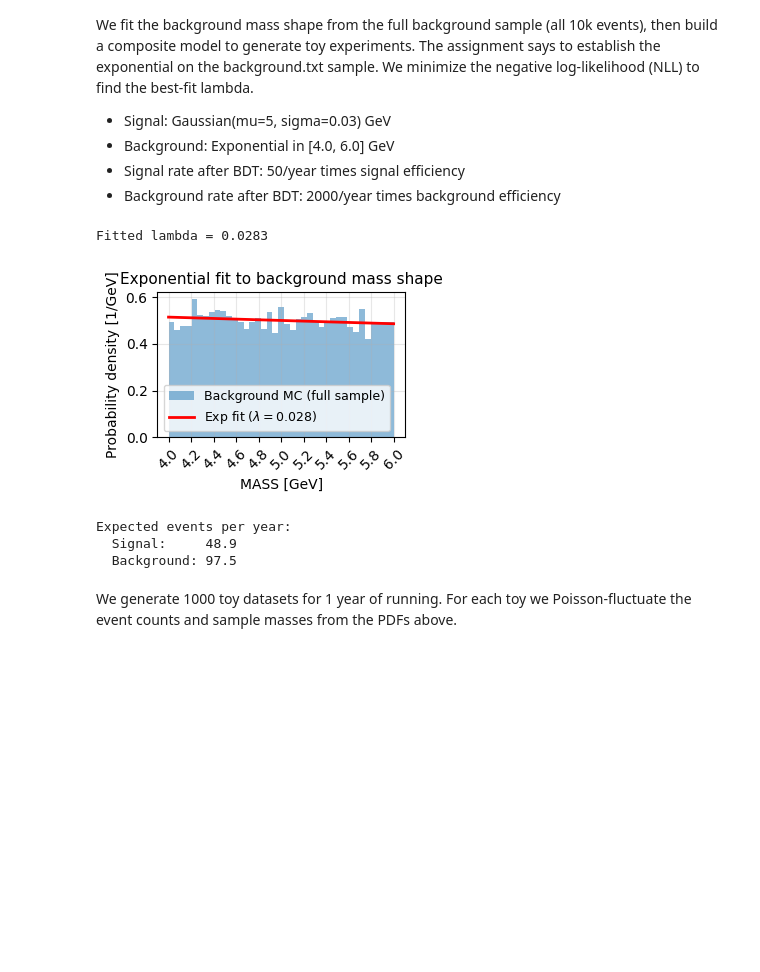
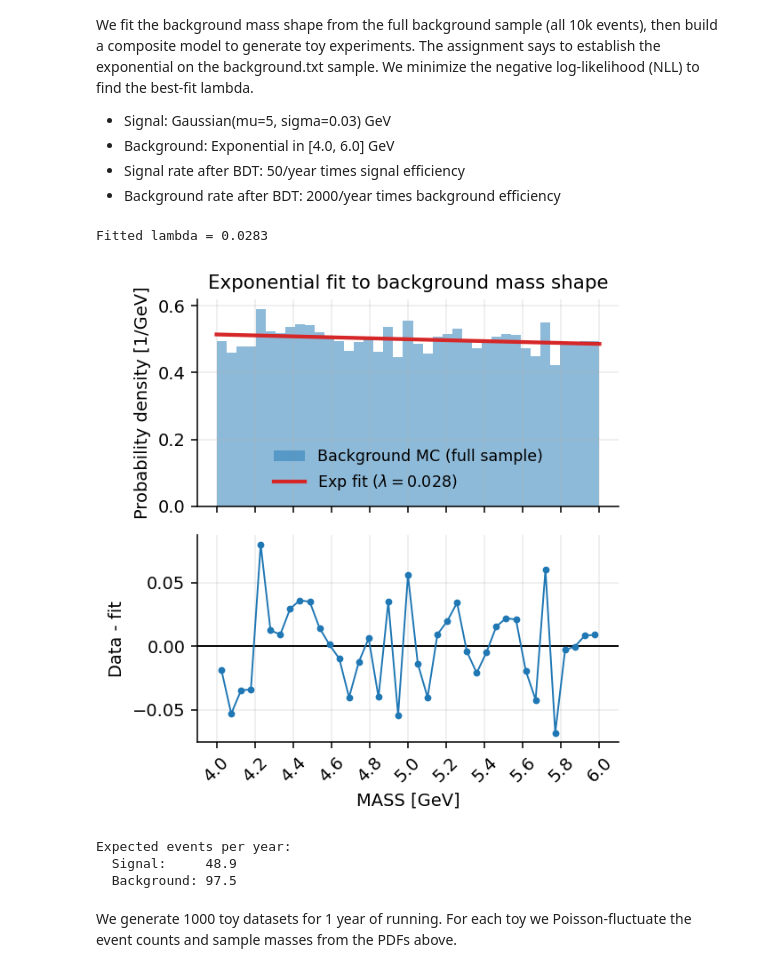
Before and after one commit to liuzzle/particle-discovery, a Jupyter notebook: particle_discovery.ipynb, the cells around one changed output. Drawn from its saved outputs; the diff is of its cells as text; code cells hidden in the pictures; blank space fills up the shorter version.

```diff
--- a/particle_discovery.ipynb
+++ b/particle_discovery.ipynb
@@ -21,14 +21,21 @@ from sklearn.ensemble import GradientBoostingClassifier
 from sklearn.model_selection import train_test_split
 from sklearn.metrics import accuracy_score
 # %%
+
+# Plotting style for report
 plt.style.use('default')
 plt.rcParams.update({
     'figure.facecolor': 'white',
     'axes.facecolor': 'white',
     'savefig.facecolor': 'white',
+    'figure.dpi': 140,
+    'savefig.dpi': 300,
     'font.size': 10,
     'axes.titlesize': 11,
+    'axes.labelsize': 10,
     'legend.fontsize': 9,
+    'axes.spines.top': False,
+    'axes.spines.right': False,
 })
 # %% [markdown]
 #### Constants
@@ -437,44 +451,56 @@ def exp_nll(lam, data):
     """Negative log-likelihood for an exponential distribution with parameter lambda, normalized to the range [MASS_LO, MASS_HI]."""
     # the PDF of an exponential is f(x) = lam * exp(-lam * x), but we need to normalize it to the range [MASS_LO, MASS_HI] since our data is only in that range
     Z = (np.exp(-lam * MASS_LO) - np.exp(-lam * MASS_HI)) / lam
     # return the negative log-likelihood, which is -sum(log(f(x_i))) for all data points x_i
     return -np.sum(-lam * data) + len(data) * np.log(Z)
 
 # fit lambda from the full background sample (not just post-BDT)
 bkg_mass = bkg['MASS'].values
 fit_result = optimize.minimize_scalar(lambda slope: exp_nll(slope, bkg_mass), bounds=(-5, 5), method='bounded')
 lambda_fit = fit_result.x
 
 print(f"Fitted lambda = {lambda_fit:.4f}")
 
 # plot the background mass distribution and the fitted exponential to visualize the fit quality
-fig, ax = plt.subplots(figsize=(3.3, 2.5))
+fig, (ax, ax_resid) = plt.subplots(2, 1, figsize=(4.4, 4.6), sharex=True)
 bins = np.linspace(MASS_LO, MASS_HI, 40)
-ax.hist(bkg_mass, bins=bins, density=True, histtype='stepfilled',
-        alpha=0.5, label='Background MC (full sample)')
+counts, edges, _ = ax.hist(bkg_mass, bins=bins, density=True, histtype='stepfilled', alpha=0.5,
+                           linewidth=1.5, label='Background MC (full sample)')
 m_plot = np.linspace(MASS_LO, MASS_HI, 200)
 Z = (np.exp(-lambda_fit * MASS_LO) - np.exp(-lambda_fit * MASS_HI)) / lambda_fit
-ax.plot(m_plot, np.exp(-lambda_fit * m_plot) / Z, 'r-', lw=2, label=f'Exp fit ($\\lambda={lambda_fit:.3f}$)')
-ax.set_xlabel('MASS [GeV]')
+pdf_fit = np.exp(-lambda_fit * m_plot) / Z
+ax.plot(m_plot, pdf_fit, color='#d62728', lw=2.2, label=f'Exp fit ($\\lambda={lambda_fit:.3f}$)')
 ax.set_ylabel('Probability density [1/GeV]')
 ax.set_title('Exponential fit to background mass shape')
-ax.legend()
-ax.grid(True, alpha=0.3)
-ax.set_xticks(np.arange(4, 6.2, 0.2))
-ax.tick_params(axis='x', rotation=45)
+ax.legend(frameon=False)
+ax.grid(True, alpha=0.25)
+ax.tick_params(labelbottom=False)
+
+# show residuals relative to the fitted curve to make the comparison more informative
+bin_centers = 0.5 * (edges[:-1] + edges[1:])
+fit_at_centers = np.exp(-lambda_fit * bin_centers) / Z
+residuals = counts - fit_at_centers
+ax_resid.axhline(0, color='k', lw=1)
+ax_resid.plot(bin_centers, residuals, marker='o', ms=3, lw=1, color='#1f77b4')
+ax_resid.set_xlabel('MASS [GeV]')
+ax_resid.set_ylabel('Data - fit')
+ax_resid.grid(True, alpha=0.25)
+ax_resid.set_xticks(np.arange(4, 6.2, 0.2))
+ax_resid.tick_params(axis='x', rotation=45)
 plt.tight_layout()
-plt.savefig('plots/exp_fit.png', dpi=200, bbox_inches='tight')
+plt.savefig('plots/exp_fit.png', dpi=300, bbox_inches='tight')
+plt.savefig('plots/exp_fit.pdf', bbox_inches='tight')
 plt.show()
 
 # expected signal and background events per year after the BDT selection
 n_sig_per_year = N_SIG_PER_YEAR * sig_eff
 n_bkg_per_year = N_BKG_PER_YEAR * bkg_eff
 print(f"\nExpected events per year:")
 print(f"  Signal:     {n_sig_per_year:.1f}")
 print(f"  Background: {n_bkg_per_year:.1f}")
 # %% [output]
 Fitted lambda = 0.0283
-[figure, old version]
+[figure, new version]
 Expected events per year:
   Signal:     48.9
   Background: 97.5
```
Also changed, not shown: parts of 9 cells of this notebook, 15 other files.
